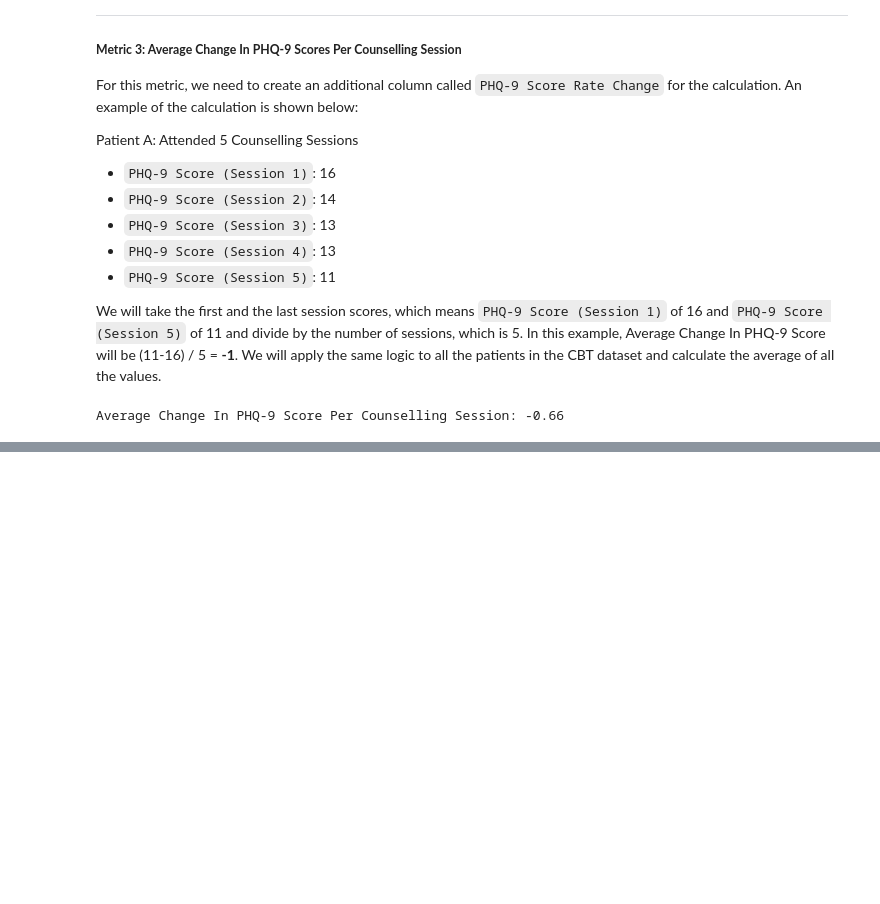
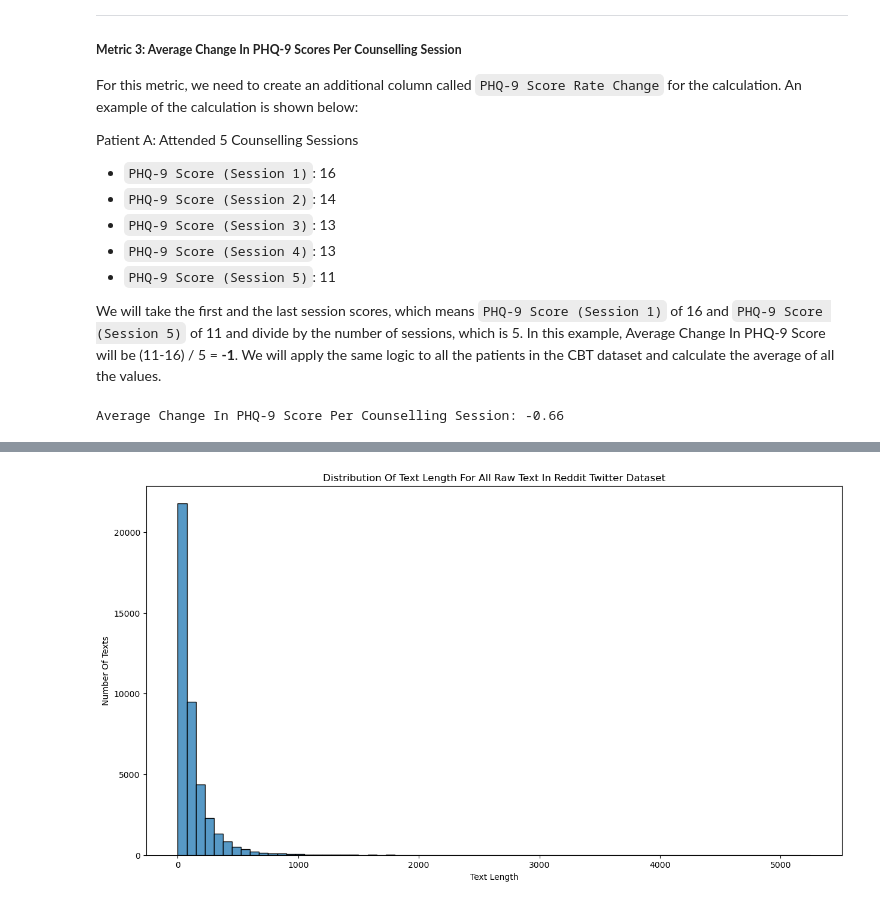
Before and after one commit to tadamaen/DSA4262-Group-Project-Group-2-, a Jupyter notebook: DSA4262 Group Project (Group 2).ipynb, the cells around one changed output, grey strips where cells are left out. Drawn from its saved outputs; the diff is of its cells as text; code cells hidden in the pictures; blank space fills up the shorter version.

Commit message:
Round 2 Updates
- Added Data Preparation For Fine-Tuning + Documentation
- Refined a couple of graphs for better analysis and readability

```diff
--- a/DSA4262 Group Project (Group 2).ipynb
+++ b/DSA4262 Group Project (Group 2).ipynb
@@ -1118,0 +1145,3 @@ Having established the initial metric values prior to the intervention, we are n
+# %%
+# Removing The NA Values From The Reddit Twitter Dataset
+reddit_twitter = reddit_twitter.dropna()
@@ -1118,0 +1156,17 @@ Having established the initial metric values prior to the intervention, we are n
+# %%
+# Plotting The Distribution Of Text Length Using A Histogram
+def plot_answer_lengths(df):
+    df = df.copy(deep=True)
+    df["Text Length"] = df["Raw Text"].apply(lambda text: len(text.split()))
+    plt.figure(figsize=(15, 8))
+
+    sns.histplot(data=df, x="Text Length", bins=70)
+
+    plt.title("Distribution Of Text Length For All Raw Text In Reddit Twitter Dataset")
+    plt.xlabel("Text Length")
+    plt.ylabel("Number Of Texts")
+    plt.show()
+
+plot_answer_lengths(reddit_twitter)
+# %% [output]
+[figure, added]
```
Also changed, not shown: parts of 19 cells of this notebook.
